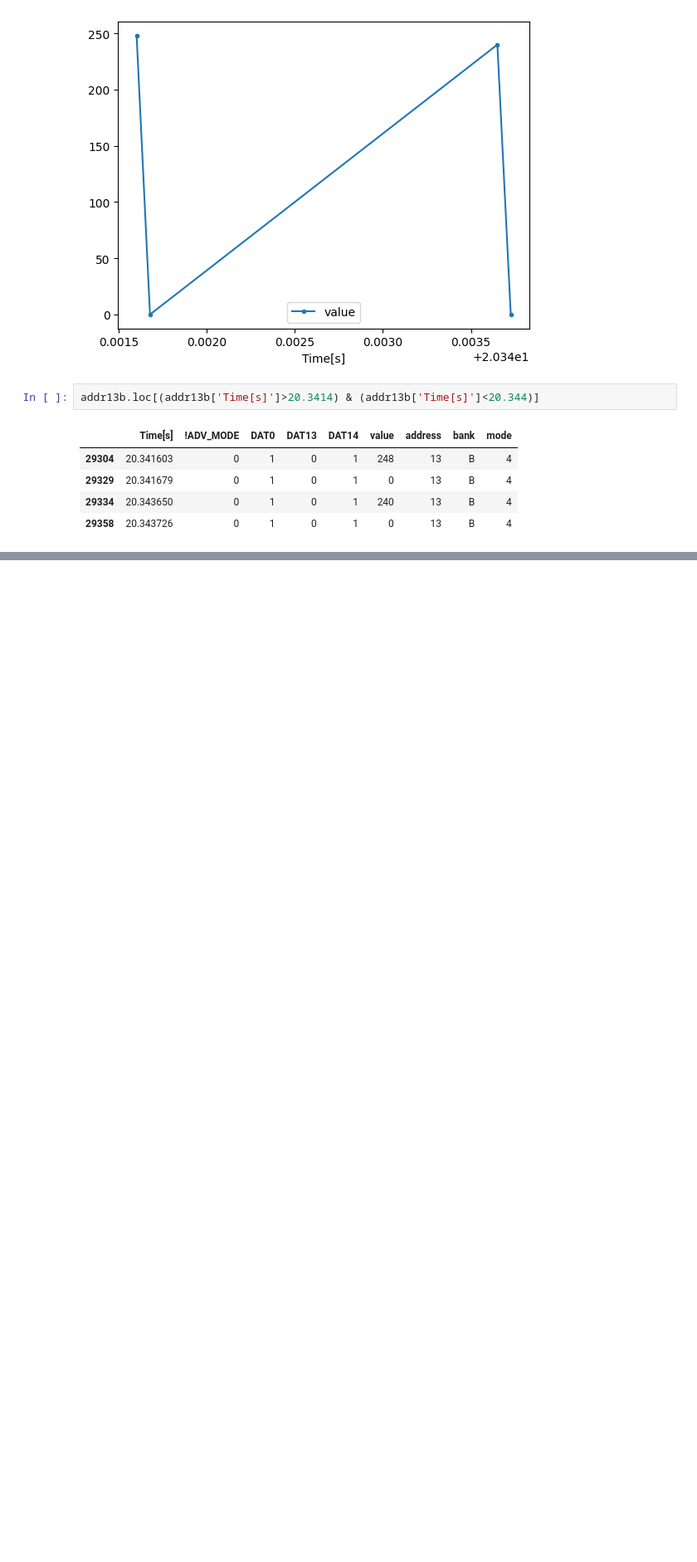
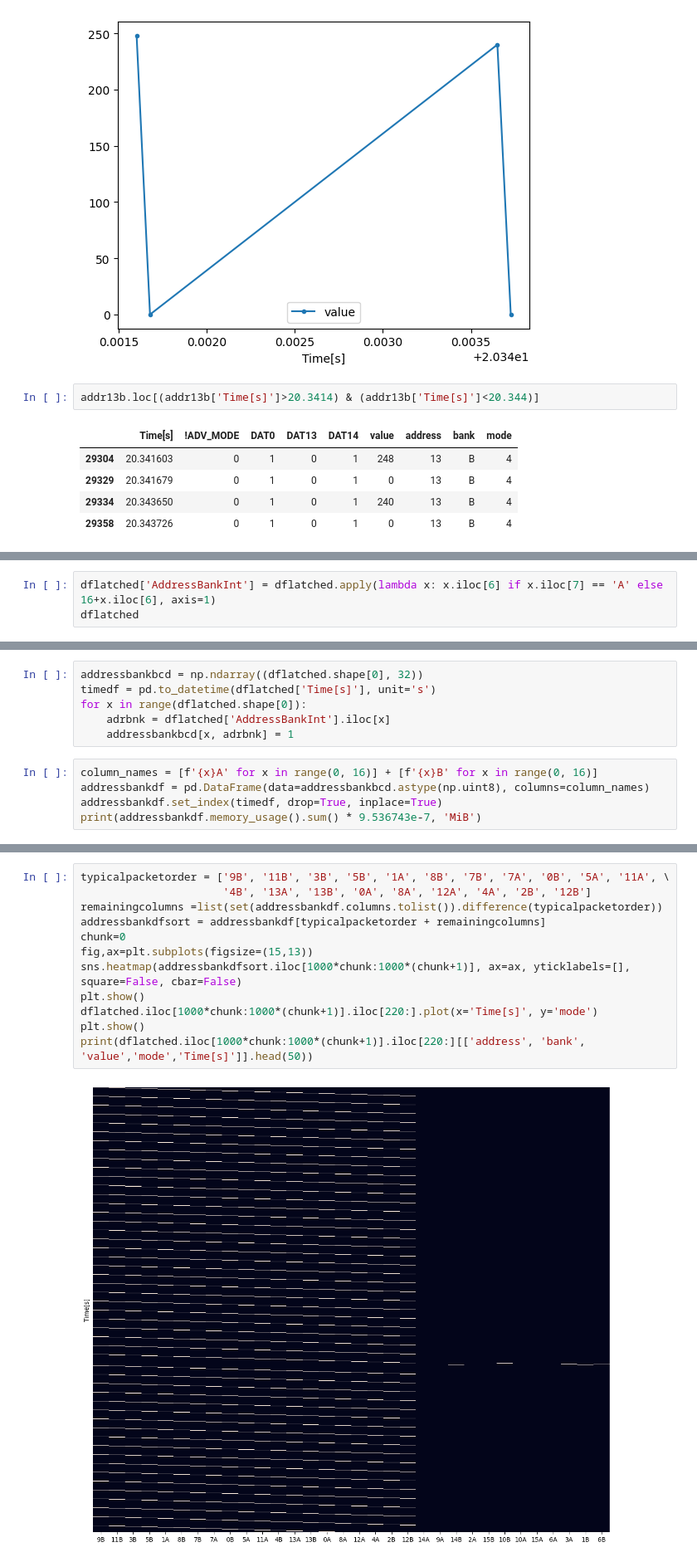
Before and after one commit to ebtrac/pp1_data_processing, a Jupyter notebook: pp1_dat_bus_processing.ipynb, the cells around one changed output, grey strips where cells are left out. Shown at 83% size. Saved outputs shown, nothing was run; the diff lists cells and outputs as text; blank space fills up the shorter version.

Commit message:
investigating ADV_MODE and DAT bus addresses

```diff
--- a/pp1_dat_bus_processing.ipynb
+++ b/pp1_dat_bus_processing.ipynb
@@ -590,0 +629,3 @@ addr13b.loc[(addr13b['Time[s]']>20.3414) & (addr13b['Time[s]']<20.344)]
+# %%
+dflatched['AddressBankInt'] = dflatched.apply(lambda x: x.iloc[6] if x.iloc[7] == 'A' else 16+x.iloc[6], axis=1)
+dflatched
@@ -590,0 +646,11 @@ addr13b.loc[(addr13b['Time[s]']>20.3414) & (addr13b['Time[s]']<20.344)]
+# %%
+addressbankbcd = np.ndarray((dflatched.shape[0], 32))
+timedf = pd.to_datetime(dflatched['Time[s]'], unit='s')
+for x in range(dflatched.shape[0]):
+    adrbnk = dflatched['AddressBankInt'].iloc[x]
+    addressbankbcd[x, adrbnk] = 1
+# %%
+column_names = [f'{x}A' for x in range(0, 16)] + [f'{x}B' for x in range(0, 16)]
+addressbankdf = pd.DataFrame(data=addressbankbcd.astype(np.uint8), columns=column_names)
+addressbankdf.set_index(timedf, drop=True, inplace=True)
+print(addressbankdf.memory_usage().sum() * 9.536743e-7, 'MiB')
@@ -590,0 +684,14 @@ addr13b.loc[(addr13b['Time[s]']>20.3414) & (addr13b['Time[s]']<20.344)]
+# %%
+typicalpacketorder = ['9B', '11B', '3B', '5B', '1A', '8B', '7B', '7A', '0B', '5A', '11A', \
+                      '4B', '13A', '13B', '0A', '8A', '12A', '4A', '2B', '12B']
+remainingcolumns =list(set(addressbankdf.columns.tolist()).difference(typicalpacketorder))
+addressbankdfsort = addressbankdf[typicalpacketorder + remainingcolumns]
+chunk=0
+fig,ax=plt.subplots(figsize=(15,13))
+sns.heatmap(addressbankdfsort.iloc[1000*chunk:1000*(chunk+1)], ax=ax, yticklabels=[], square=False, cbar=False)
+plt.show()
+dflatched.iloc[1000*chunk:1000*(chunk+1)].iloc[220:].plot(x='Time[s]', y='mode')
+plt.show()
+print(dflatched.iloc[1000*chunk:1000*(chunk+1)].iloc[220:][['address', 'bank', 'value','mode','Time[s]']].head(50))
+# %% [output]
+[figure, added]
```
Also changed, not shown: parts of 18 cells of this notebook.
